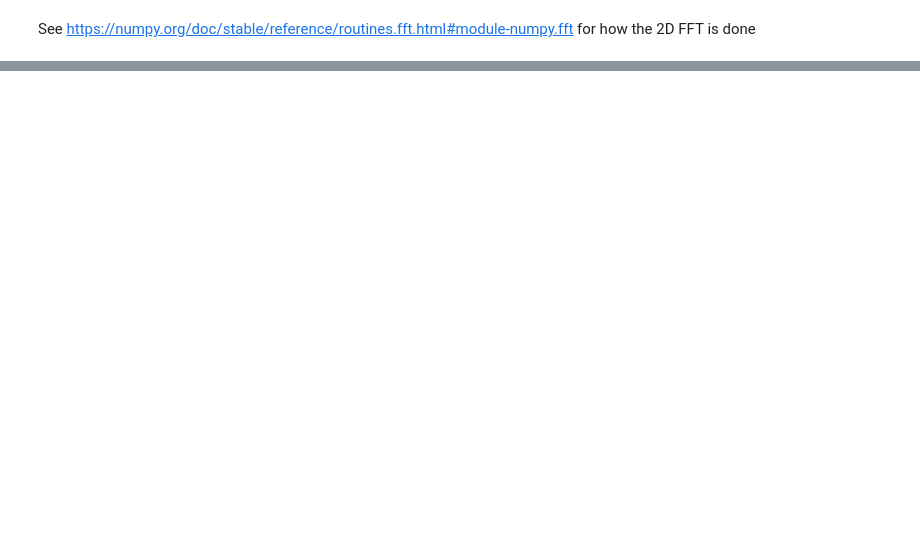
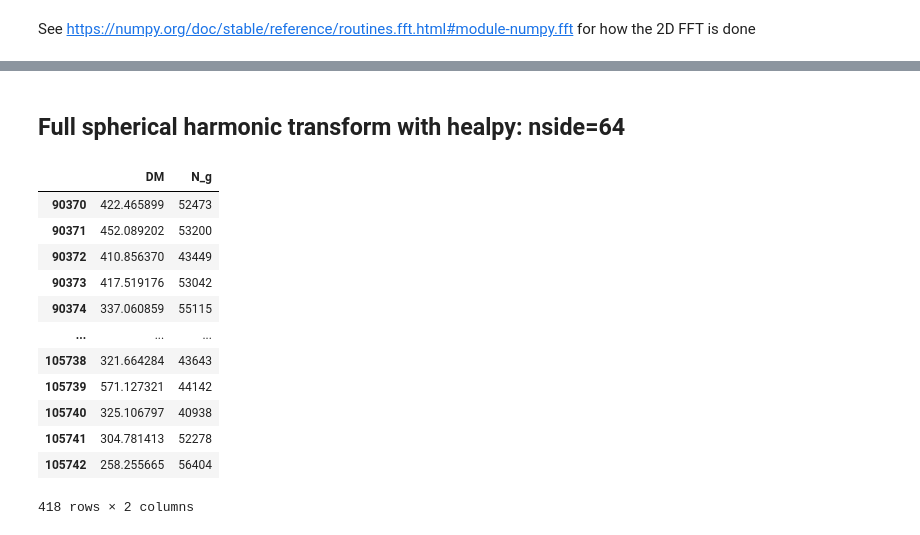
Before and after one commit to aqcheng/illustris_frb, a Jupyter notebook: notebooks/xcorr_flatsky.ipynb, the cells around one changed output, grey strips where cells are left out. Cells and saved outputs as stored; diff of their text form; code cells hidden in the pictures; blank space fills up the shorter version.

```diff
--- a/notebooks/xcorr_flatsky.ipynb
+++ b/notebooks/xcorr_flatsky.ipynb
@@ -72,0 +148,2 @@ Text(0.5, 0, '$\\ell$')
+# %% [markdown]
+## Full spherical harmonic transform with healpy: nside=64
@@ -72,0 +153,17 @@ Text(0.5, 0, '$\\ell$')
+# %%
+df = pd.read_hdf(datapath)
+df
+# %% [output]
+|  | DM | N_g |
+| 90370 | 422.465899 | 52473 |
+| 90371 | 452.089202 | 53200 |
+| 90372 | 410.856370 | 43449 |
+| 90373 | 417.519176 | 53042 |
+| 90374 | 337.060859 | 55115 |
+| ... | ... | ... |
+| 105738 | 321.664284 | 43643 |
+| 105739 | 571.127321 | 44142 |
+| 105740 | 325.106797 | 40938 |
+| 105741 | 304.781413 | 52278 |
+| 105742 | 258.255665 | 56404 |
+418 rows × 2 columns
```
Also changed, not shown: parts of 15 cells of this notebook, 2 other files.
